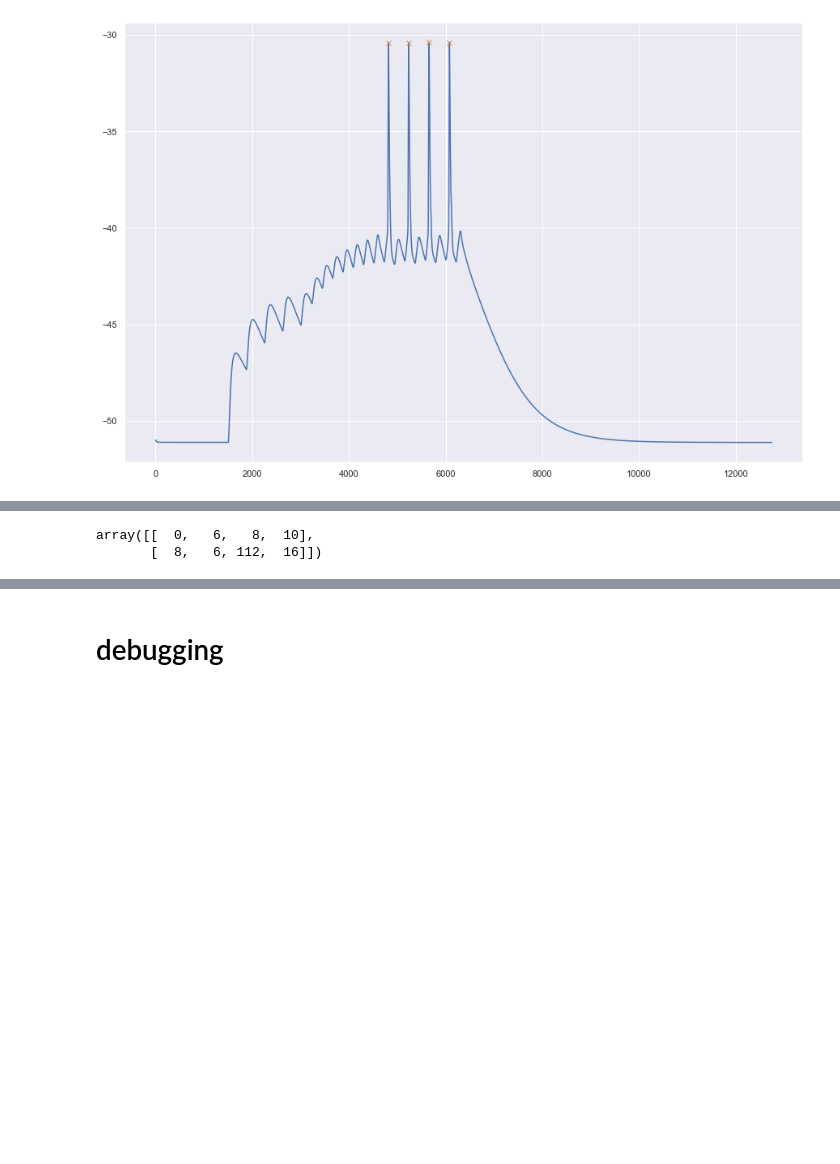
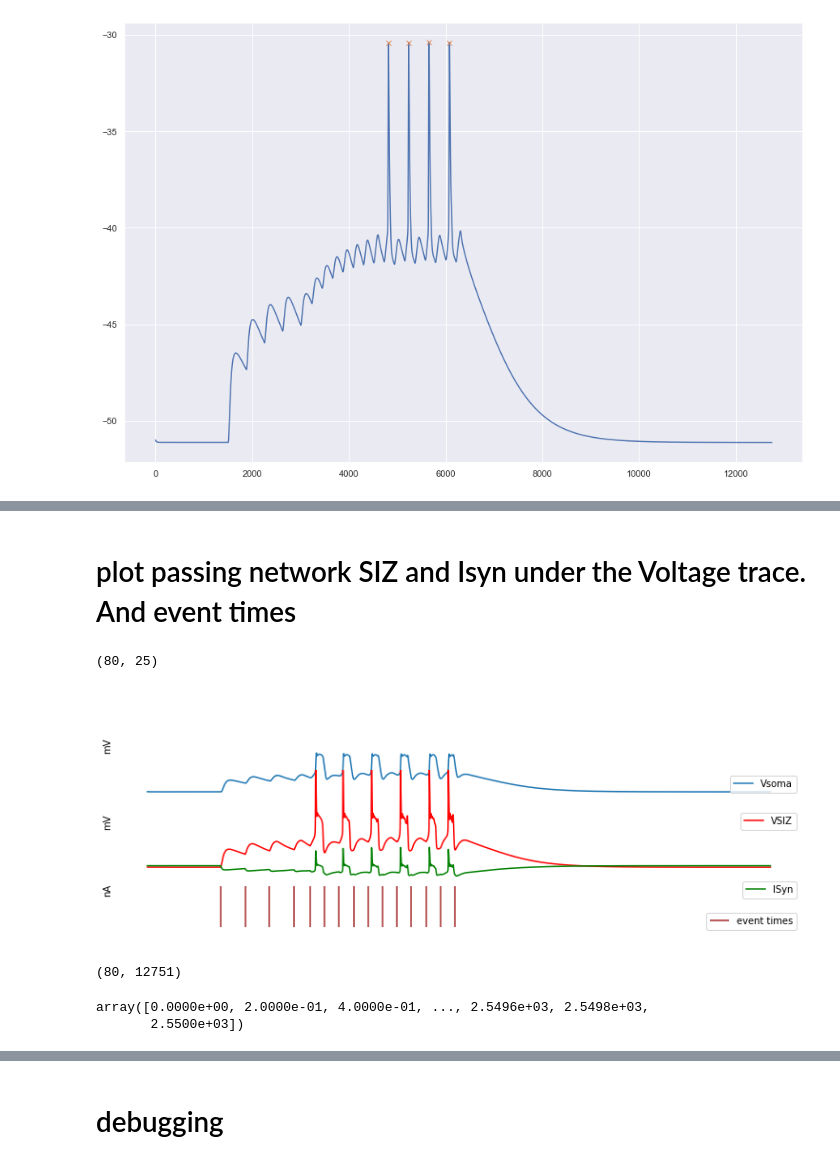
Before and after one commit to ddopp4877/CGProjectpub, a Jupyter notebook: Checkruns.ipynb, the cells around one changed output, grey strips where cells are left out. Saved outputs shown, nothing was run; the diff lists cells and outputs as text; code cells hidden in the pictures; blank space fills up the shorter version.

```diff
--- a/Checkruns.ipynb
+++ b/Checkruns.ipynb
@@ -641,5 +660,56 @@ array([  8,   6, 112,  16])
-# %%
-test*2
-# %% [output]
-array([[  0,   6,   8,  10],
-       [  8,   6, 112,  16]])
+# %% [markdown]
+# plot passing network SIZ and Isyn under the Voltage trace. And event times
+# %%
+LV3SIZ = np.array(pd.read_pickle(os.path.join("output","LV3","VSIZControl.pkl")))
+LV3SIZ.shape
+LV3ISYN = np.array(pd.read_pickle(os.path.join("output","LV3","ISYNControl.pkl")))
+LV3Soma = np.array(pd.read_pickle(os.path.join("output","LV3","VSomaControl.pkl")))
+ET = np.array(pd.read_pickle(os.path.join("output","LV3","EventTimesControl.pkl")))
+# %%
+times = np.linspace(0,2550,LV3SIZ.shape[1])
+# %%
+ET.shape
+# %% [output]
+(80, 25)
+# %%
+cellNum = 1
+freqNo = 18
+IDX = (freqNo-16)*5 +cellNum
+
+
+fig,axs = plt.subplots(4,figsize=(10,5),sharex=True,sharey=True, subplot_kw=dict(frameon=False))
+axs[0].plot(times,LV3Soma[IDX,:],label='Vsoma')
+axs[0].set_xticks([])
+axs[0].set_yticks([])
+axs[0].set_ylim([-52,-20])
+axs[0].set_position([0,1,1,0.3])
+axs[0].legend(loc='lower right')
+axs[0].set_ylabel('mV')
+
+axs[1].plot(times,LV3SIZ[IDX,:],label='VSIZ',color='r')
+axs[1].set_ylim([-55,20])
+axs[1].set_position([0,0.78,1,0.3])
+axs[1].legend(loc='right')
+axs[1].set_ylabel('mV')
+
+axs[2].plot(times,LV3ISYN[IDX,:],label='ISyn',color='g')
+axs[2].set_position([0,0.58,1,0.3])
+axs[2].legend(loc='right')
+axs[2].set_ylabel('nA')
+
+axs[3].vlines((ET[IDX,:]/.2).T,ymin=-50,ymax=-20,label='event times',color='brown')
+axs[3].set_position([0,0.6,1,0.3])
+axs[3].legend(loc='lower right')
+plt.savefig('traces.png',dpi=500,facecolor='w',bbox_inches='tight')
+plt.show()
+# %% [output]
+[figure, added]
+# %%
+LV3Soma.shape
+# %% [output]
+(80, 12751)
+# %%
+np.linspace(0,2550,12751)
+# %% [output]
+array([0.0000e+00, 2.0000e-01, 4.0000e-01, ..., 2.5496e+03, 2.5498e+03,
+       2.5500e+03])
```
Also changed, not shown: parts of 83 cells of this notebook, 19 other files.
